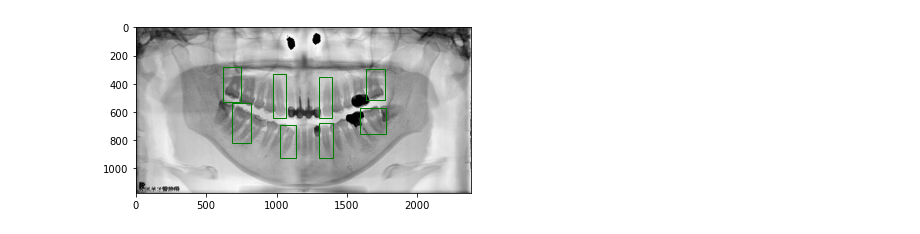
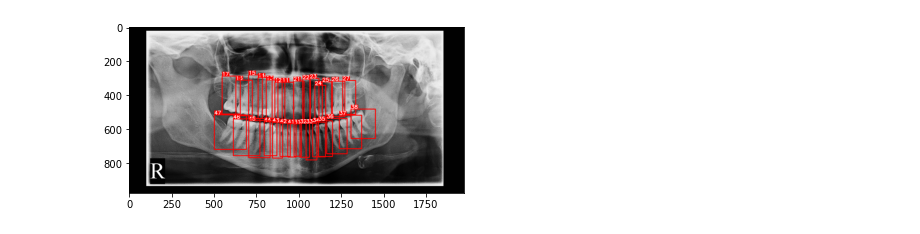
Before and after one commit to alan8365/dentist-CV, a Jupyter notebook: edge/sam_test.ipynb, the cells around one changed output. Cells and saved outputs as stored; diff of their text form; code cells hidden in the pictures.

```diff
--- a/edge/sam_test.ipynb
+++ b/edge/sam_test.ipynb
@@ -63,22 +58,12 @@ image_edge.plot_template_points()
-# %%
-import matplotlib.patches as patches
-
-boxes = np.array([i['xyxy'] for i in image_edge.split_teeth.values()])
-
-box = boxes[0]
-
-fig1 = plt.figure()
-ax = plt.gca()
-ax.imshow(1 - image_edge.im_global)
-for box in boxes:
-    w = box[2] - box[0]
-    h = box[3] - box[1]
-    patch = patches.Rectangle(box[:2], w, h, fill=False, color='green')
-    ax.add_patch(patch)
-
-plt.show()
-# %% [output]
-[figure, removed]
+# %%
+from utils.data import DentexDataset
+
+dataset = DentexDataset(root_dir=data_dir)
+
+image_name = dataset.img_names[0]
+dataset.plot(image_name=image_name)
+# %% [output]
+[figure, added]
 # %%
 sam = sam_model_registry["vit_b"](checkpoint="../../Weights/sam_vit_b_01ec64.pth")
 # sam = sam_model_registry["vit_h"](checkpoint="../../Weights/sam_vit_h_4b8939.pth")
```
Also changed, not shown: parts of 9 cells of this notebook, 24 other files.
